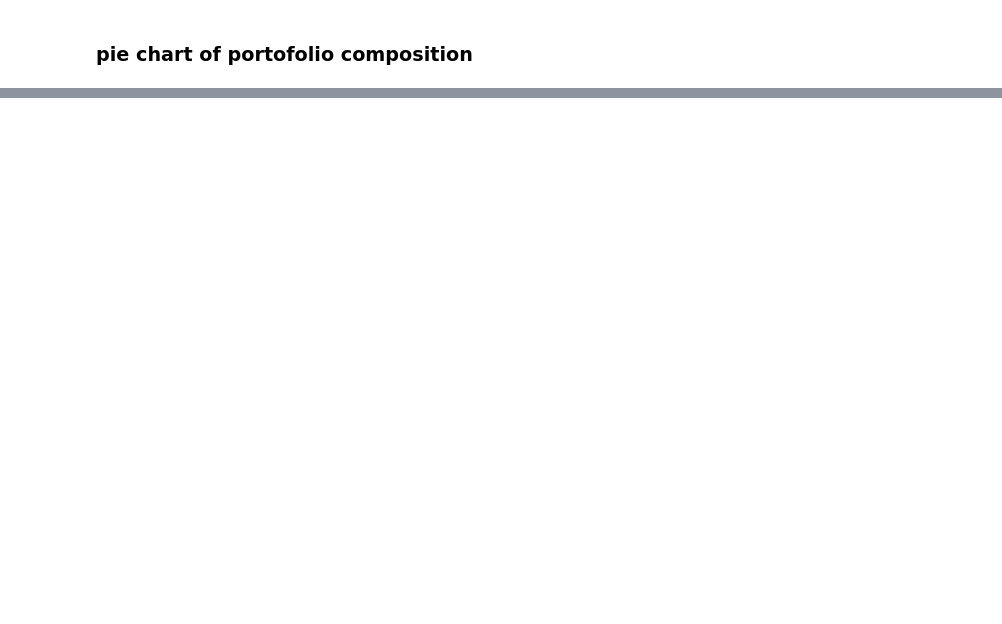
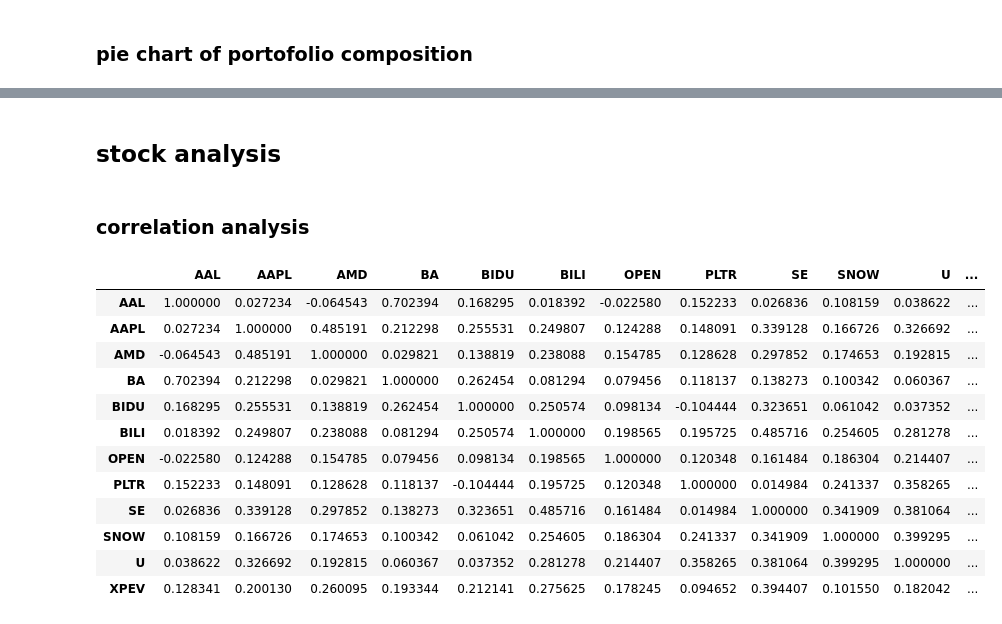
Before and after one commit to jinchao-chen/portfolio-dashboard, a Jupyter notebook: notebooks/app_development.ipynb, the cells around one changed output, grey strips where cells are left out. Saved outputs shown, nothing was run; the diff lists cells and outputs as text; code cells hidden in the pictures; blank space fills up the shorter version.

```diff
--- a/notebooks/app_development.ipynb
+++ b/notebooks/app_development.ipynb
@@ -36,0 +139,2 @@ tr = read_transactions(fln)
+# %%
+tickers_to_drop = mask.loc[mask].keys().values
@@ -36,0 +173,17 @@ tr = read_transactions(fln)
+# %%
+# loop it through for all the tickers:
+dfs = []
+groups = tr.groupby(by='Ticker')
+ts_tickers = data.columns.droplevel(0).values
+
+for ticker in tickers:
+    if ticker not in tickers_to_drop:
+        tr_sub = groups.get_group(ticker)[['Time','Ticker','cum_shares','cum_total_eur','profit_eur']] #share_no_history(tr_pivoted,ticker)
+        tts_sub = ticker_price_history(data, ticker)
+        df = merge_histories(tr_sub, tts_sub, ticker)
+
+        dfs.append(df)
+    else:
+        print(f'{ticker} not in the database')
+
+df_combined = pd.concat(dfs)
@@ -192,6 +235,9 @@ df_combined
 # %% [markdown]
 ### pie chart of portofolio composition
 # %%
-df_date = df_combined.loc[(df_combined['time_ts']== end- timedelta(1))&(df_combined['no_shares']>0.25)]
+df_end = df_combined.loc[(df_combined['time_ts'] == end -
+                          timedelta(1)) & (df_combined['cum_shares'] > 0.25)]
+df_end = df_end.drop_duplicates(
+    subset=['time_ts', 'Ticker'], keep='last', inplace=False, ignore_index=False)
 # %%
 import plotly.express as px
@@ -241,0 +305,27 @@ fig.show()
+# %% [markdown]
+## stock analysis
+# %% [markdown]
+### correlation analysis
+# %%
+retscomp = data['Adj Close'].pct_change()
+corr = retscomp.corr()
+cols = df_end.Ticker.dropna().unique()
+retscomp = data.loc[:, ('Adj Close', cols)].droplevel(0, axis =1)
+retscomp = retscomp.pct_change()
+corr = retscomp.corr()
+# %%
+corr
+# %% [output]
+|  | AAL | AAPL | AMD | BA | BIDU | BILI | OPEN | PLTR | SE | SNOW | U | ... |
+| AAL | 1.000000 | 0.027234 | -0.064543 | 0.702394 | 0.168295 | 0.018392 | -0.022580 | 0.152233 | 0.026836 | 0.108159 | 0.038622 | ... |
+| AAPL | 0.027234 | 1.000000 | 0.485191 | 0.212298 | 0.255531 | 0.249807 | 0.124288 | 0.148091 | 0.339128 | 0.166726 | 0.326692 | ... |
+| AMD | -0.064543 | 0.485191 | 1.000000 | 0.029821 | 0.138819 | 0.238088 | 0.154785 | 0.128628 | 0.297852 | 0.174653 | 0.192815 | ... |
+| BA | 0.702394 | 0.212298 | 0.029821 | 1.000000 | 0.262454 | 0.081294 | 0.079456 | 0.118137 | 0.138273 | 0.100342 | 0.060367 | ... |
+| BIDU | 0.168295 | 0.255531 | 0.138819 | 0.262454 | 1.000000 | 0.250574 | 0.098134 | -0.104444 | 0.323651 | 0.061042 | 0.037352 | ... |
+| BILI | 0.018392 | 0.249807 | 0.238088 | 0.081294 | 0.250574 | 1.000000 | 0.198565 | 0.195725 | 0.485716 | 0.254605 | 0.281278 | ... |
+| OPEN | -0.022580 | 0.124288 | 0.154785 | 0.079456 | 0.098134 | 0.198565 | 1.000000 | 0.120348 | 0.161484 | 0.186304 | 0.214407 | ... |
+| PLTR | 0.152233 | 0.148091 | 0.128628 | 0.118137 | -0.104444 | 0.195725 | 0.120348 | 1.000000 | 0.014984 | 0.241337 | 0.358265 | ... |
+| SE | 0.026836 | 0.339128 | 0.297852 | 0.138273 | 0.323651 | 0.485716 | 0.161484 | 0.014984 | 1.000000 | 0.341909 | 0.381064 | ... |
+| SNOW | 0.108159 | 0.166726 | 0.174653 | 0.100342 | 0.061042 | 0.254605 | 0.186304 | 0.241337 | 0.341909 | 1.000000 | 0.399295 | ... |
+| U | 0.038622 | 0.326692 | 0.192815 | 0.060367 | 0.037352 | 0.281278 | 0.214407 | 0.358265 | 0.381064 | 0.399295 | 1.000000 | ... |
+| XPEV | 0.128341 | 0.200130 | 0.260095 | 0.193344 | 0.212141 | 0.275625 | 0.178245 | 0.094652 | 0.394407 | 0.101550 | 0.182042 | ... |
```
Also changed, not shown: parts of 58 cells of this notebook, 3 other files.
